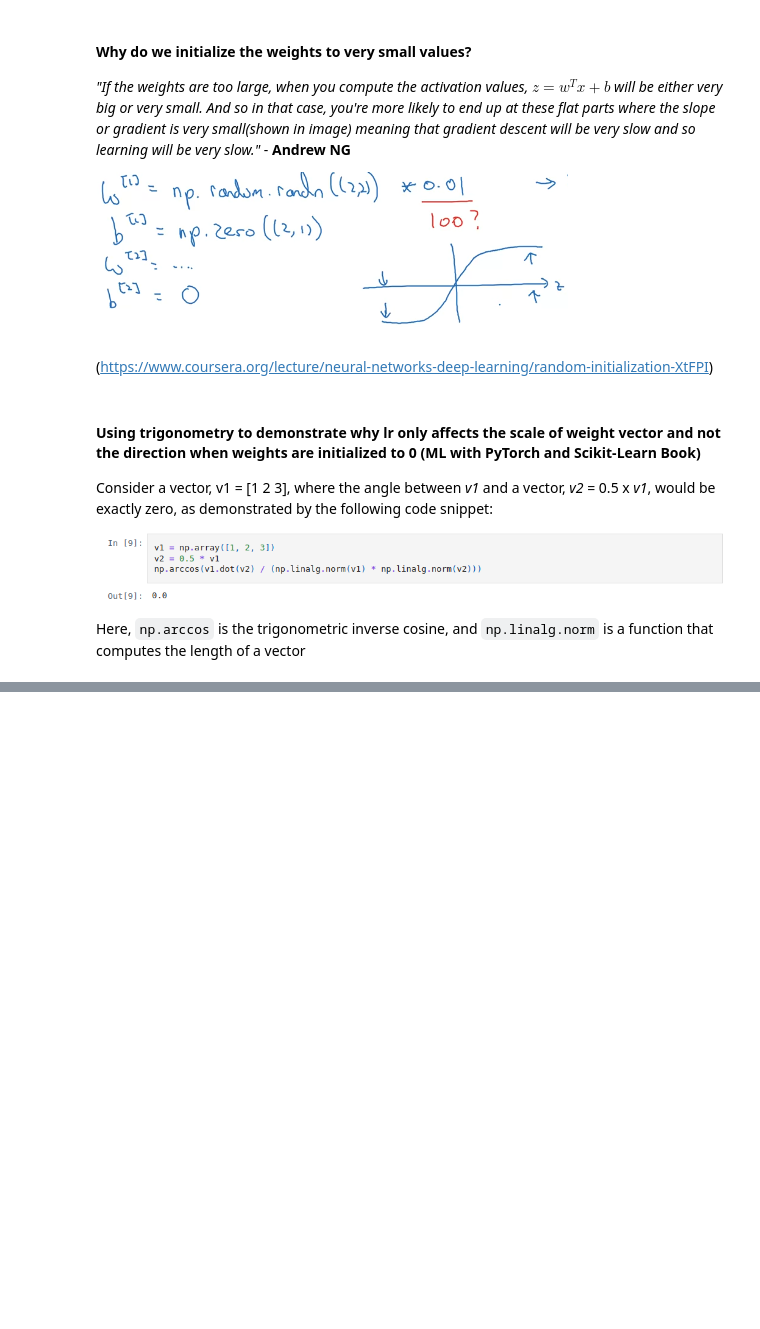
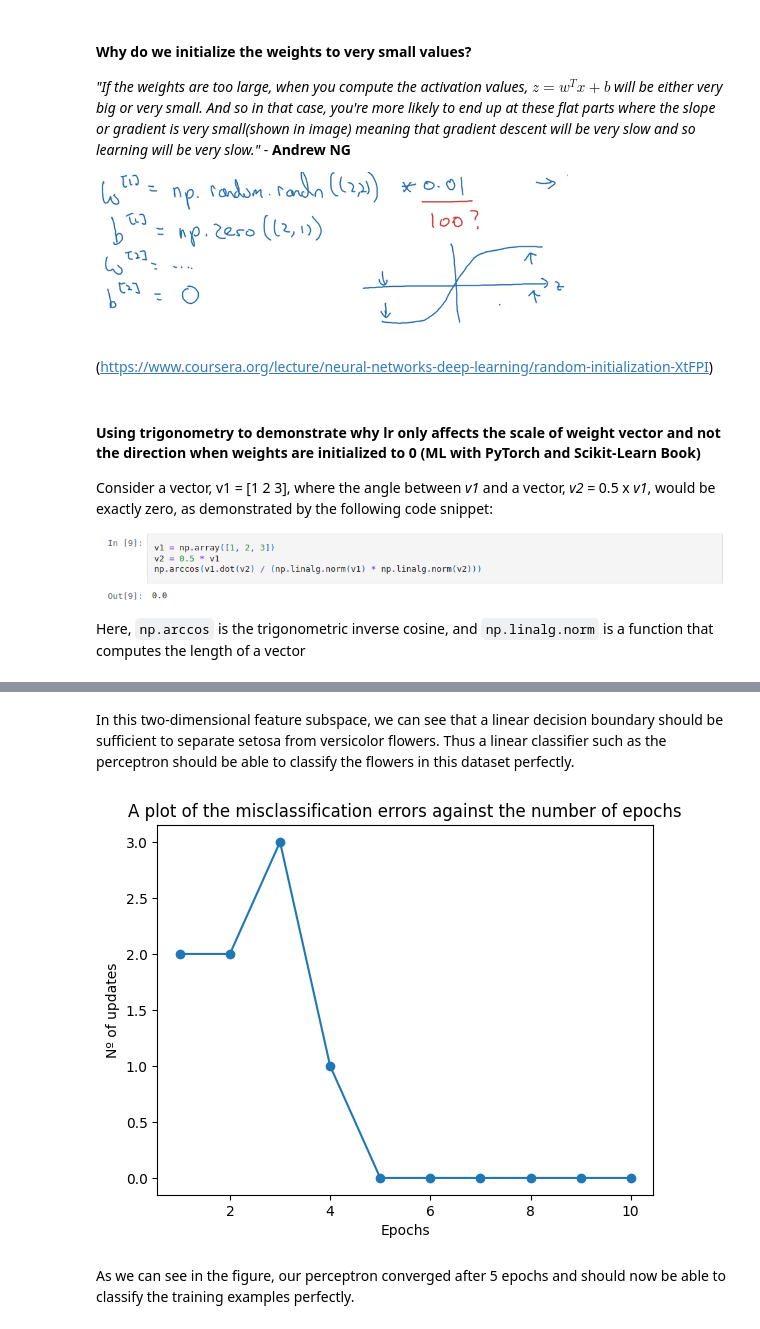
Before and after one commit to alvarooooooo/Machine-Learning-with-PyTorch-and-Scikit-Learn, a Jupyter notebook: Chapter-02/Training-Simple-Machine-Learning-Algorithms-for-Classification.ipynb, the cells around one changed output, grey strips where cells are left out. Cells and saved outputs as stored; diff of their text form; code cells hidden in the pictures; blank space fills up the shorter version.

Commit message:
training perceptron

```diff
--- a/Chapter-02/Training-Simple-Machine-Learning-Algorithms-for-Classification.ipynb
+++ b/Chapter-02/Training-Simple-Machine-Learning-Algorithms-for-Classification.ipynb
@@ -211,0 +299,14 @@ Here, `np.arccos` is the trigonometric inverse cosine, and `np.linalg.norm` is a
+# %% [markdown]
+In this two-dimensional feature subspace, we can see that a linear decision boundary should be sufficient to separate setosa from versicolor flowers. Thus a linear classifier such as the perceptron should be able to classify the flowers in this dataset perfectly.
+# %%
+ppn = Perceptron(lr=0.1, n_iter=10)
+ppn.fit(X, y)
+plt.plot(range(1, len(ppn.errors_) + 1), ppn.errors_, marker="o")
+plt.xlabel("Epochs")
+plt.ylabel("Nº of updates")
+plt.title("A plot of the misclassification errors against the number of epochs")
+plt.show()
+# %% [output]
+[figure, added]
+# %% [markdown]
+As we can see in the figure, our perceptron converged after 5 epochs and should now be able to classify the training examples perfectly.
```
Also changed, not shown: parts of 21 cells of this notebook.
